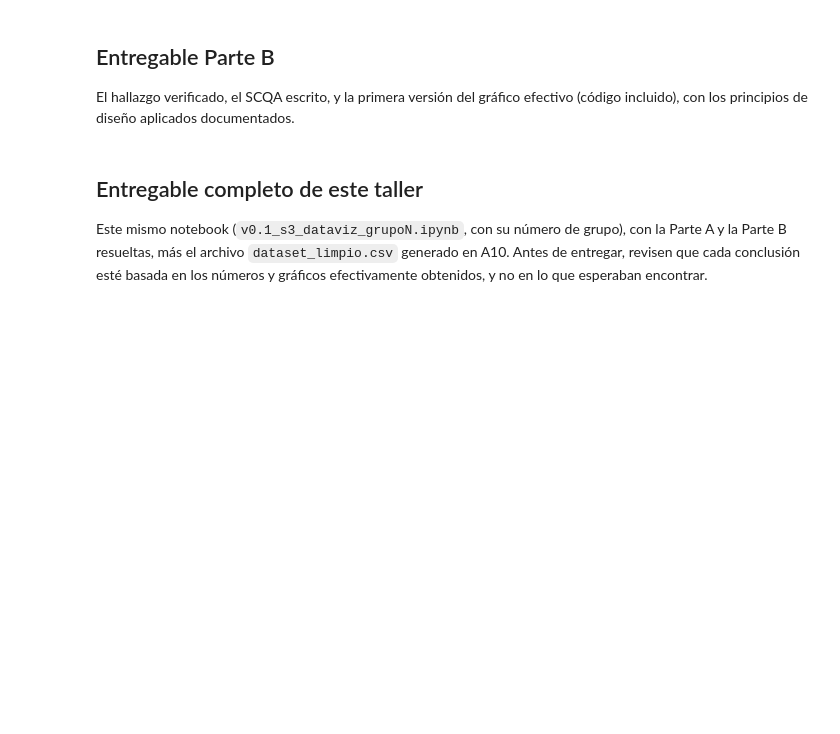
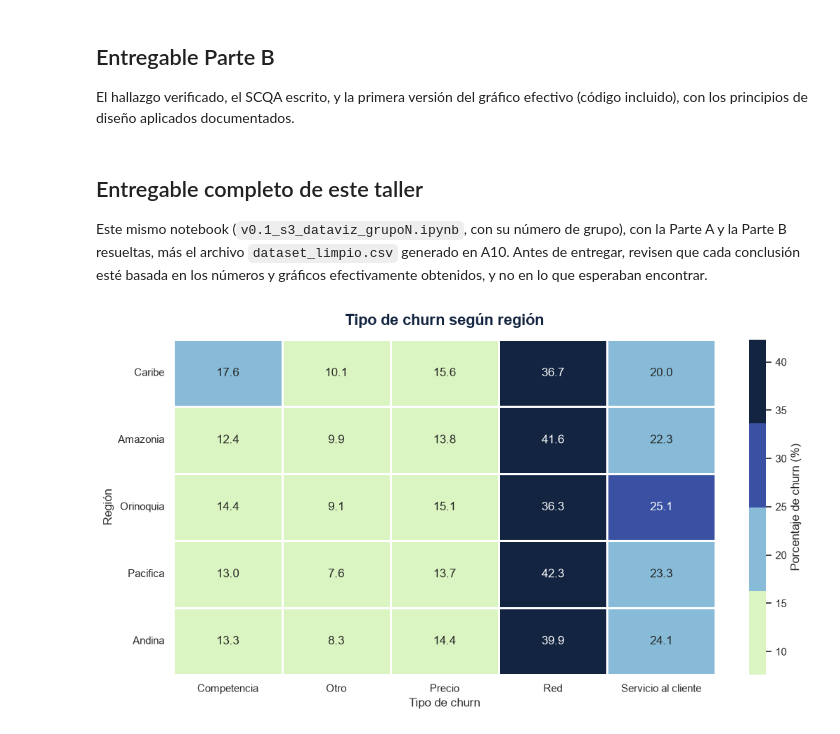
Before and after one commit to jp0617/visualizacionAnalisis, a Jupyter notebook: v0.1_s3_dataviz_grupo1.ipynb, the cells around one changed output. Saved outputs shown, nothing was run; the diff lists cells and outputs as text; code cells hidden in the pictures; blank space fills up the shorter version.

```diff
--- a/v0.1_s3_dataviz_grupo1.ipynb
+++ b/v0.1_s3_dataviz_grupo1.ipynb
@@ -988,3 +1143,57 @@ El hallazgo verificado, el SCQA escrito, y la primera versión del gráfico efec
 ## Entregable completo de este taller
 
 Este mismo notebook (`v0.1_s3_dataviz_grupoN.ipynb`, con su número de grupo), con la Parte A y la Parte B resueltas, más el archivo `dataset_limpio.csv` generado en A10. Antes de entregar, revisen que cada conclusión esté basada en los números y gráficos efectivamente obtenidos, y no en lo que esperaban encontrar.
+# %%
+df_churn = df[df["churned"] == 1].copy()
+
+# Porcentaje de cada tipo de churn dentro de cada región
+tabla_region_churn_type = pd.crosstab(
+    df_churn["region"],
+    df_churn["churn_type"],
+    normalize="index"
+) * 100
+
+# Ordenar regiones por tasa total de churn
+orden_region = (
+    df.groupby("region")["churned"]
+      .mean()
+      .sort_values(ascending=False)
+      .index
+)
+
+tabla_region_churn_type = tabla_region_churn_type.reindex(orden_region)
+
+# Heatmap
+plt.figure(figsize=(11, 6))
+
+sns.heatmap(
+    tabla_region_churn_type,
+    annot=True,
+    fmt=".1f",
+    cmap=sns.color_palette(
+        ["#DAF5C1", "#87BBD7", "#3A51A3", "#132441"],
+        as_cmap=True
+    ),
+    linewidths=1,
+    linecolor="white",
+    cbar_kws={"label": "Porcentaje de churn (%)"}
+)
+
+plt.title(
+    "Tipo de churn según región",
+    fontsize=16,
+    fontweight="bold",
+    color="#132441",
+    pad=15
+)
+
+plt.xlabel("Tipo de churn", fontsize=12)
+plt.ylabel("Región", fontsize=12)
+
+plt.xticks(rotation=0)
+plt.yticks(rotation=0)
+
+plt.tight_layout()
+plt.show()
+# %% [output]
+[figure, added]
```
Also changed, not shown: parts of 23 cells of this notebook.
